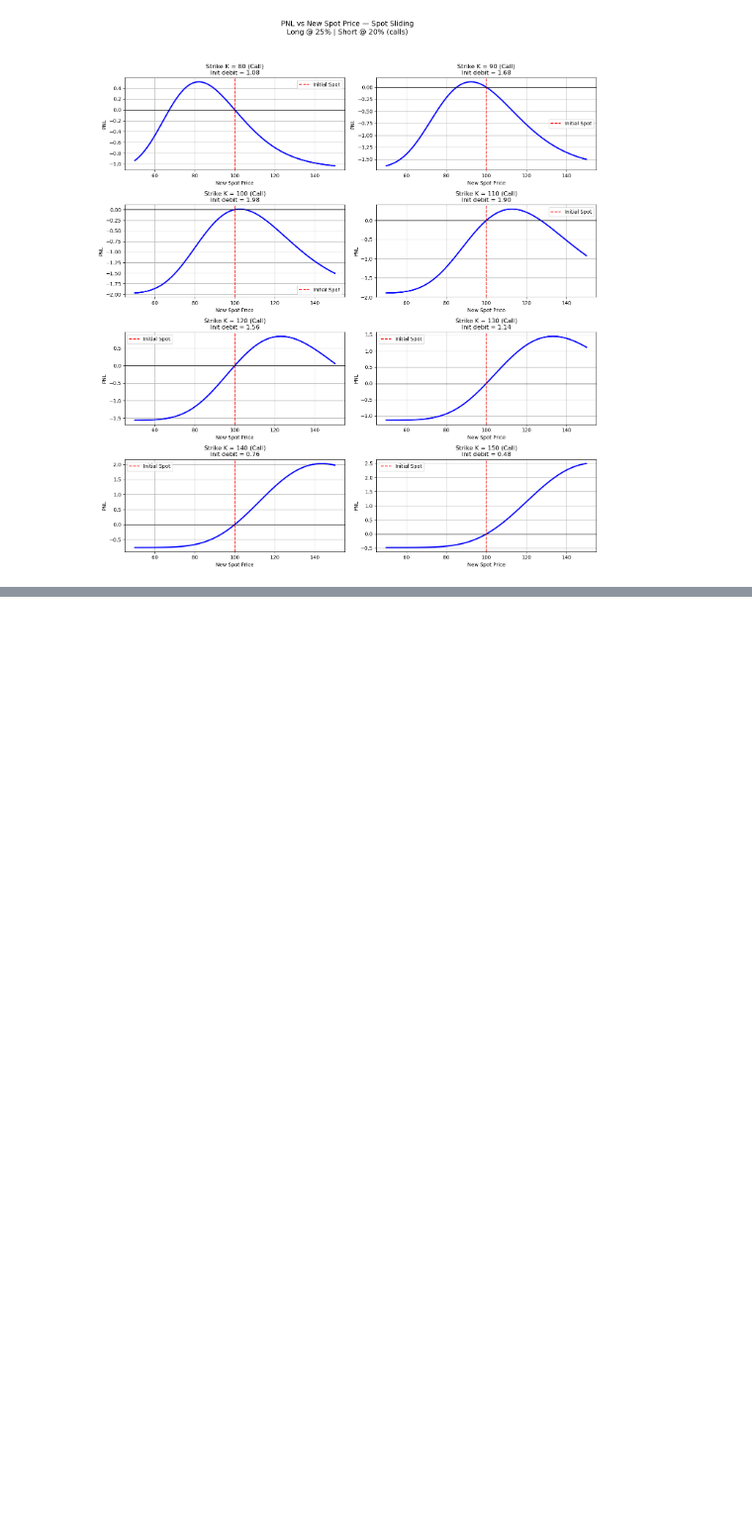
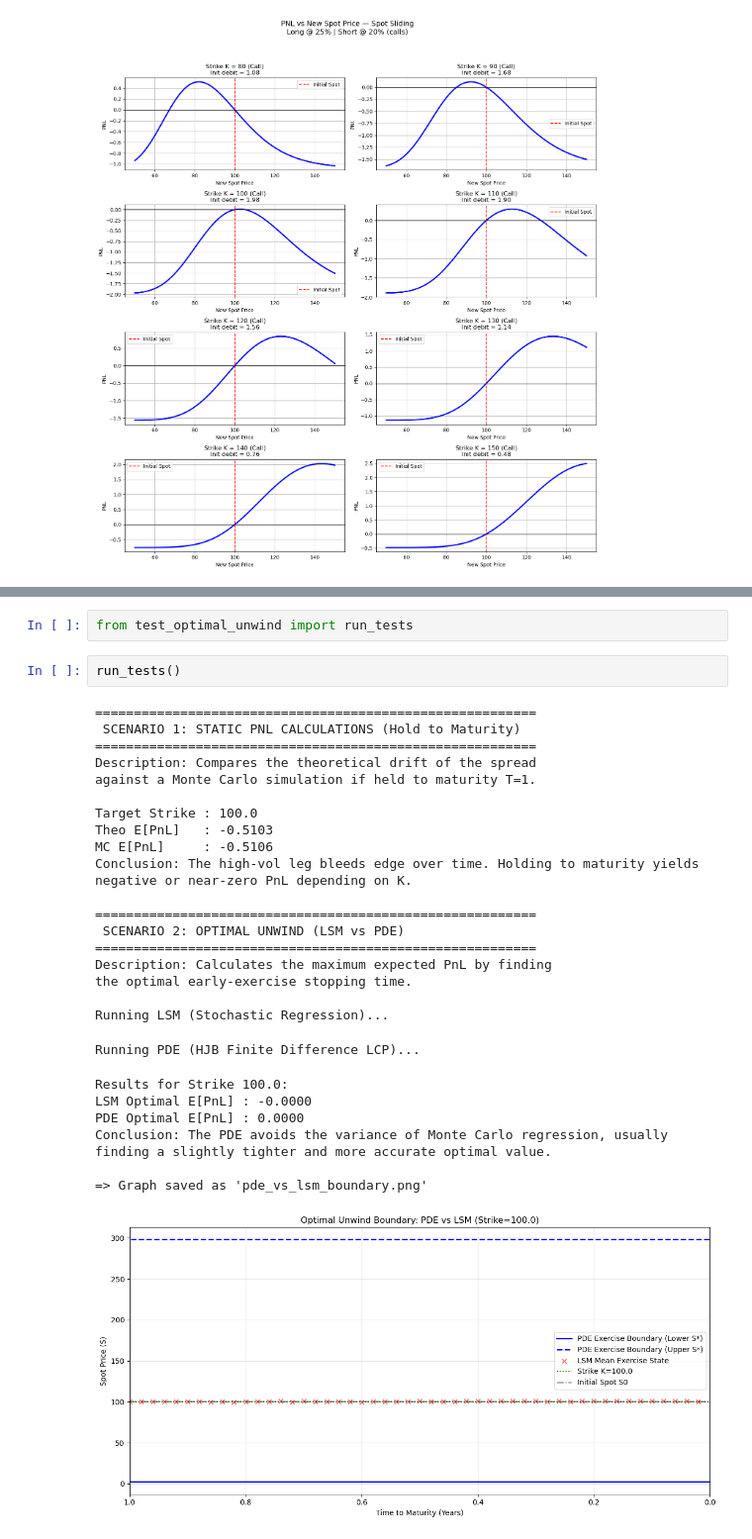
Before and after one commit to jerryxyx/AlphaWorkspace, a Jupyter notebook: project/warrant-vol-management/delivery/test.ipynb, the cells around one changed output, grey strips where cells are left out. Shown at 99% size. Saved outputs shown, nothing was run; the diff lists cells and outputs as text; blank space fills up the shorter version.

```diff
--- a/project/warrant-vol-management/delivery/test.ipynb
+++ b/project/warrant-vol-management/delivery/test.ipynb
@@ -43,0 +77,31 @@ put      150     0.249294     0.249294     0.250818     0.0025   1.52e-03
+# %%
+from test_optimal_unwind import run_tests
+# %%
+run_tests()
+# %% [output]
+=========================================================
+ SCENARIO 1: STATIC PNL CALCULATIONS (Hold to Maturity)
+=========================================================
+Description: Compares the theoretical drift of the spread
+against a Monte Carlo simulation if held to maturity T=1.
+
+Target Strike : 100.0
+Theo E[PnL]   : -0.5103
+MC E[PnL]     : -0.5106
+Conclusion: The high-vol leg bleeds edge over time. Holding to maturity yields negative or near-zero PnL depending on K.
+
+=========================================================
+ SCENARIO 2: OPTIMAL UNWIND (LSM vs PDE)
+=========================================================
+Description: Calculates the maximum expected PnL by finding
+the optimal early-exercise stopping time.
+
+Running LSM (Stochastic Regression)...
+Running PDE (HJB Finite Difference LCP)...
+Results for Strike 100.0:
+LSM Optimal E[PnL] : -0.0000
+PDE Optimal E[PnL] : 0.0000
+Conclusion: The PDE avoids the variance of Monte Carlo regression, usually finding a slightly tighter and more accurate optimal value.
+
+=> Graph saved as 'pde_vs_lsm_boundary.png'
+[figure, added]
```
Also changed, not shown: parts of 8 cells of this notebook, 5 other files.
